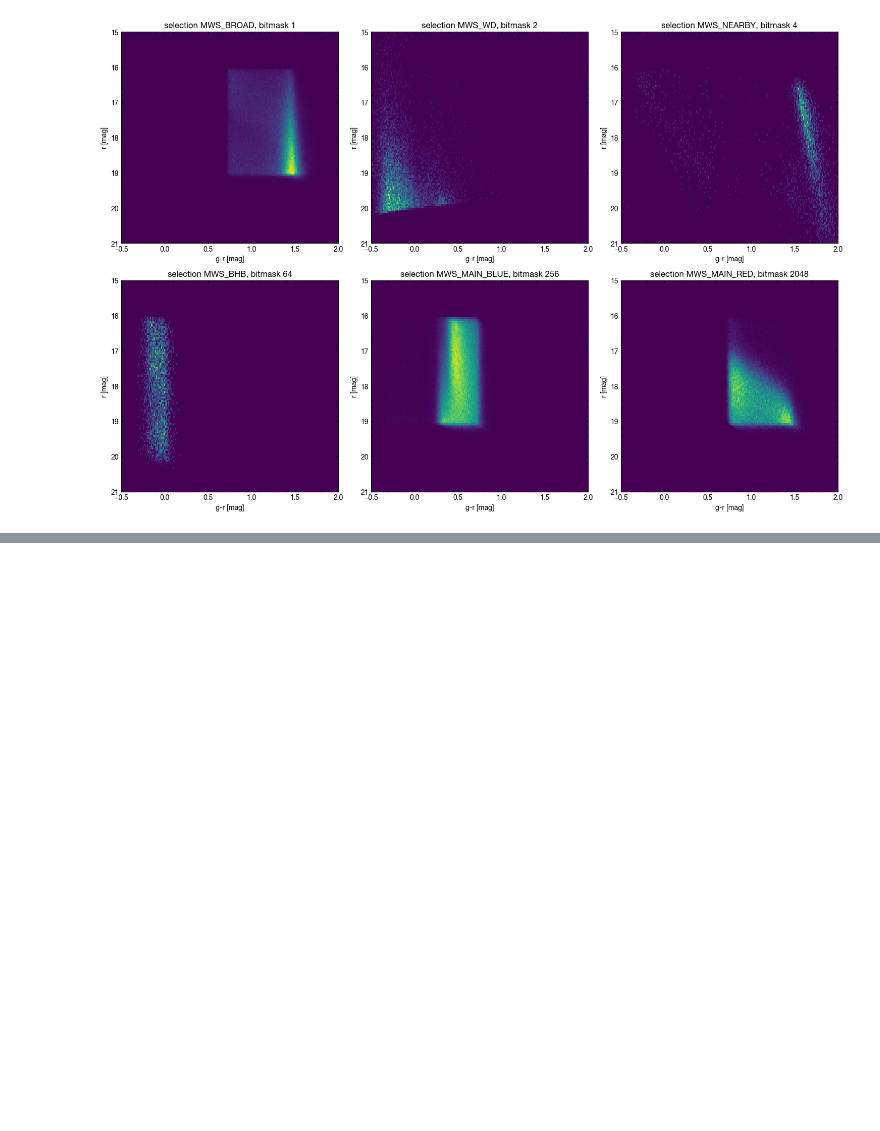
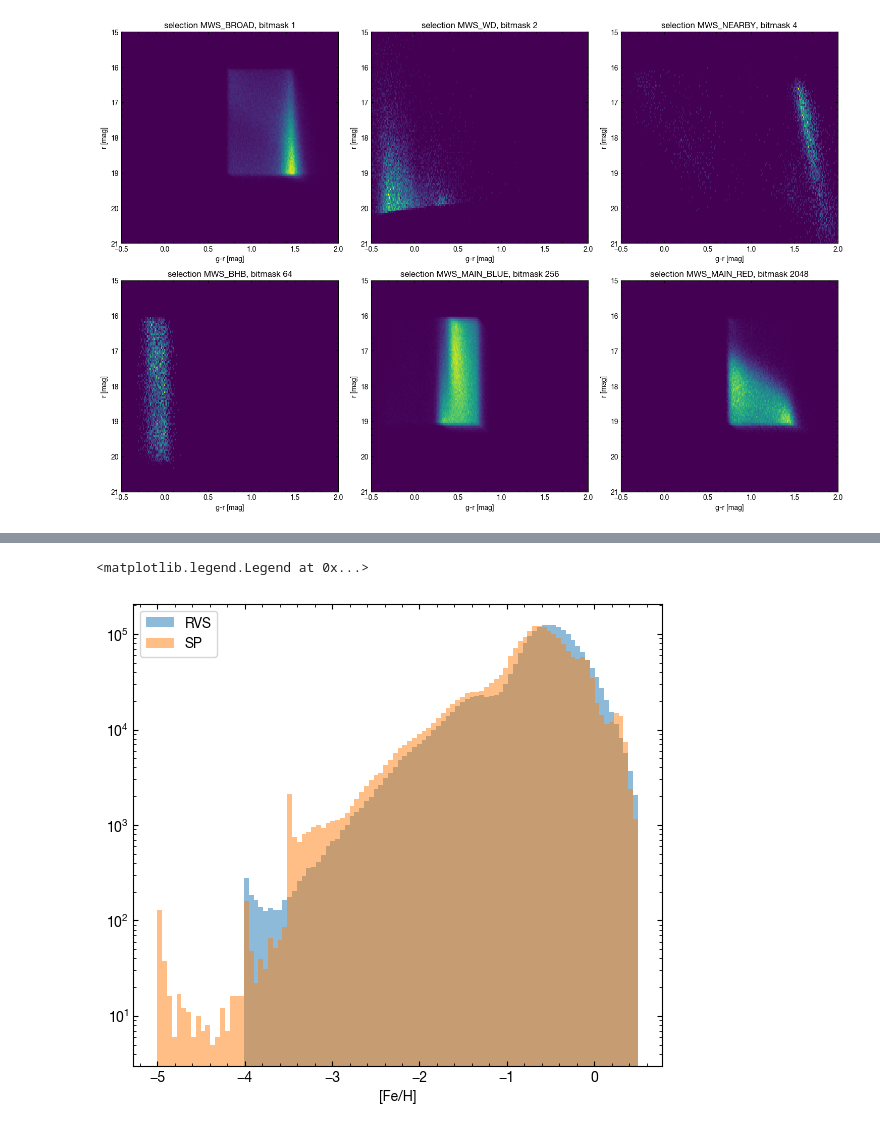
Before and after one commit to desimilkyway/dr1_tutorials, a Jupyter notebook: DR1_tutorial.ipynb, the cells around one changed output, grey strips where cells are left out. Cells and saved outputs as stored; diff of their text form; code cells hidden in the pictures; blank space fills up the shorter version.

```diff
--- a/DR1_tutorial.ipynb
+++ b/DR1_tutorial.ipynb
@@ -39,11 +41,21 @@ This table consists from several extensions that contain different information
 4) FIBERMAP extension: table of targeting information
 5) SCORES extension: spectra quality columns
 # %%
-RV_T=atpy.Table().read('data/mwsall-pix-iron.fits', 'RVTAB',mask_invalid=False)
-SP_T=atpy.Table().read('data/mwsall-pix-iron.fits', 'SPTAB',mask_invalid=False)
-G_T=atpy.Table().read('data/mwsall-pix-iron.fits', 'GAIA',mask_invalid=False)
-FM_T=atpy.Table().read('data/mwsall-pix-iron.fits', 'FIBERMAP',mask_invalid=False)
-SC_T=atpy.Table().read('data/mwsall-pix-iron.fits', 'SCORES',mask_invalid=False)
+RV_T = atpy.Table().read('data/mwsall-pix-iron.fits',
+                         'RVTAB',
+                         mask_invalid=False)
+SP_T = atpy.Table().read('data/mwsall-pix-iron.fits',
+                         'SPTAB',
+                         mask_invalid=False)
+G_T = atpy.Table().read('data/mwsall-pix-iron.fits',
+                        'GAIA',
+                        mask_invalid=False)
+FM_T = atpy.Table().read('data/mwsall-pix-iron.fits',
+                         'FIBERMAP',
+                         mask_invalid=False)
+SC_T = atpy.Table().read('data/mwsall-pix-iron.fits',
+                         'SCORES',
+                         mask_invalid=False)
 # %%
 # Selecting sources that are
 # are
@@ -175,0 +308,13 @@ plt.tight_layout()
+# %%
+cur_sel = main_sel & (RV_T['SURVEY'] == 'main') & (
+    RV_T['PROGRAM'] == 'bright') & (RV_T['SN_R'] > 10)
+plt.figure(1, figsize=(15, 6))
+plt.subplot(121)
+plt.hist(RV_T['FEH'][cur_sel], range=[-5, .5], label='RVS', alpha=.5, bins=100)
+plt.xlabel('[Fe/H]')
+plt.hist(SP_T['FEH'][cur_sel], range=[-5, .5], label='SP', alpha=.5, bins=100)
+plt.gca().set_yscale('log')
+plt.legend()
+# %% [output]
+<matplotlib.legend.Legend at 0x...>
+[figure, added]
```
Also changed, not shown: parts of 13 cells of this notebook, 1 other file.
